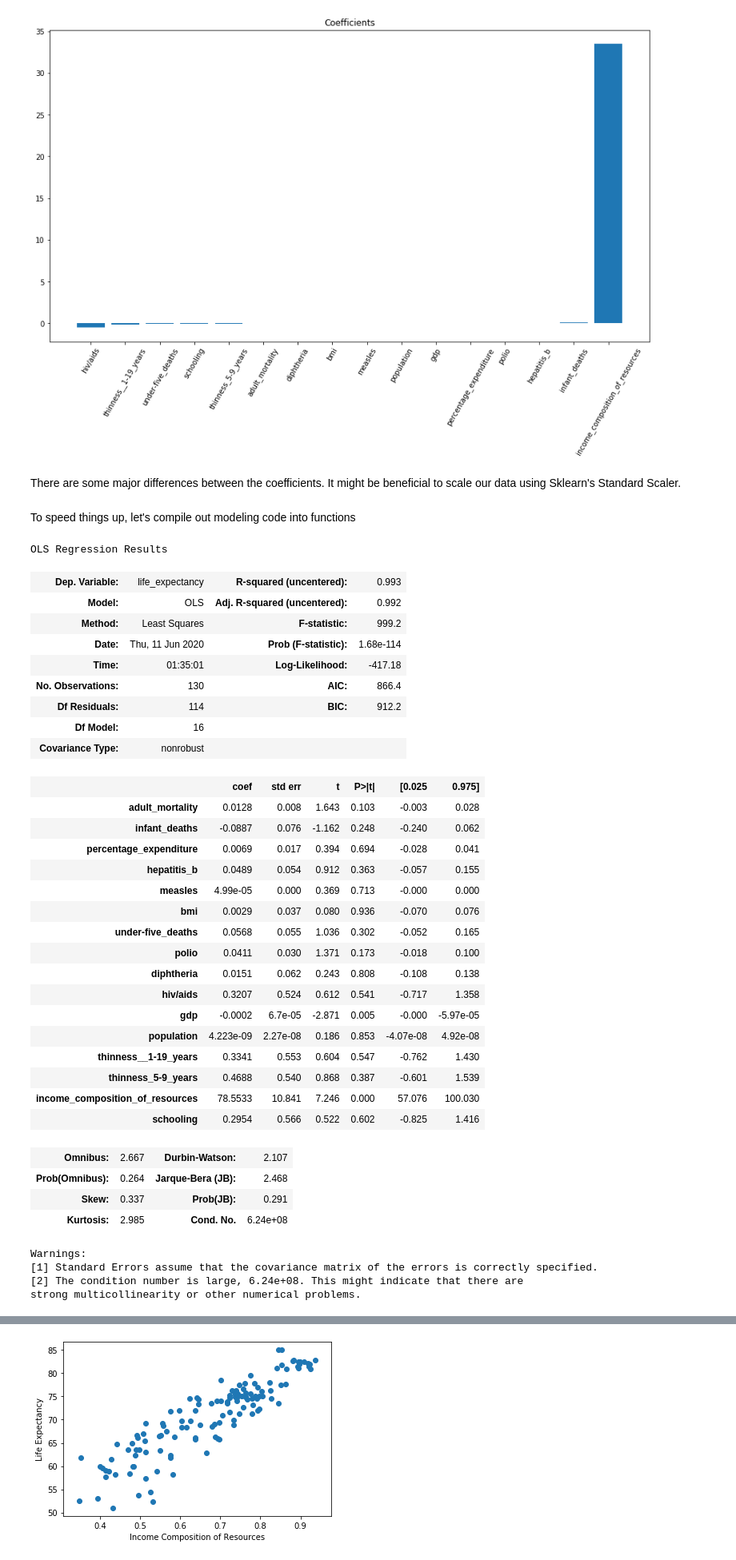
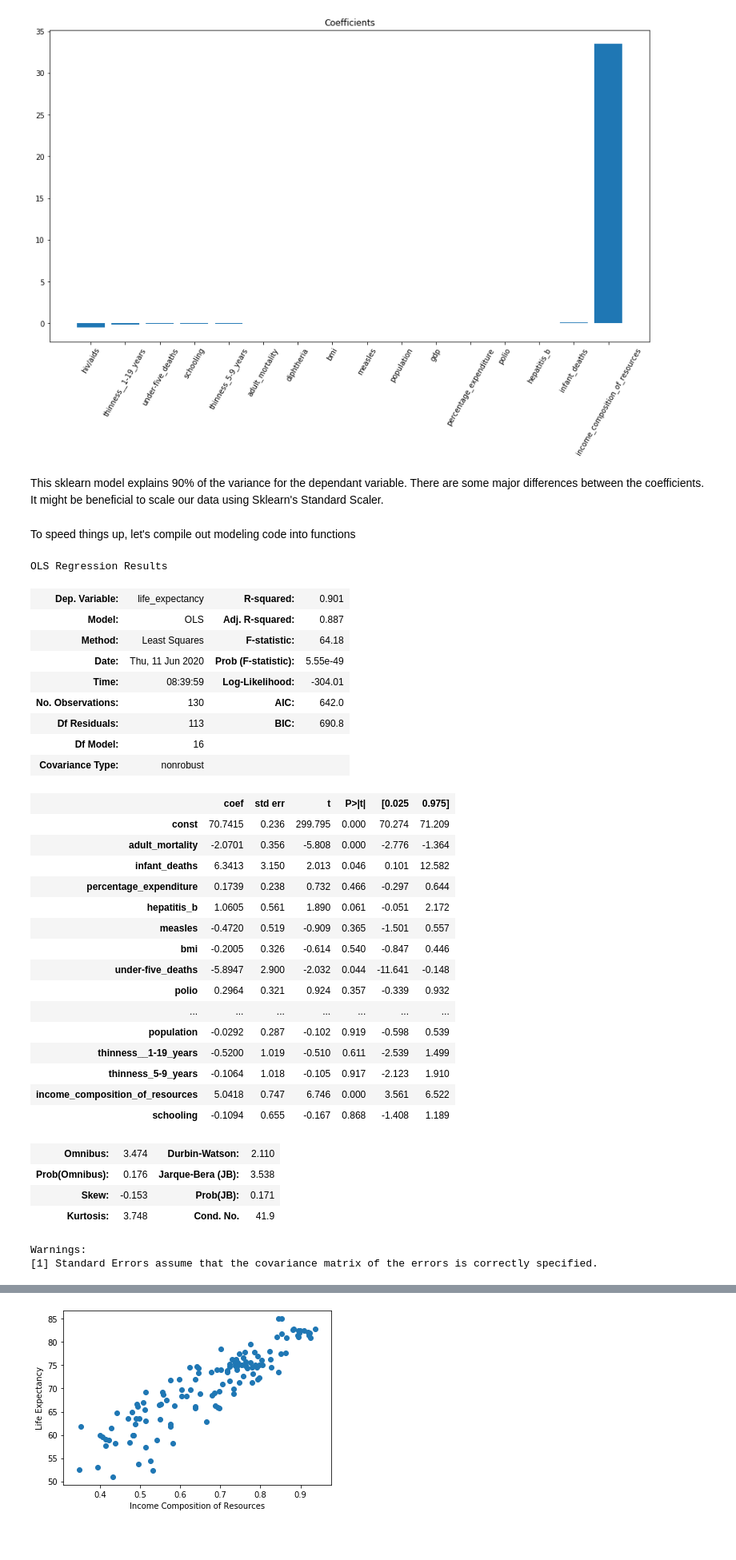
Before and after one commit to learn-co-curriculum/dsc-chi-warmup-linear-regression, a Jupyter notebook: index.ipynb, the cells around one changed output, grey strips where cells are left out. Shown at 80% size. Drawn from its saved outputs; the diff is of its cells as text; code cells hidden in the pictures; blank space fills up the shorter version.

```diff
--- a/index.ipynb
+++ b/index.ipynb
@@ -150,17 +152,21 @@ plot_coefficients(X.columns, lr.coef_)
 # %% [output]
 [figure]
 # %% [markdown]
-There are some major differences between the coefficients. It might be beneficial to scale our data using Sklearn's Standard Scaler.
+This sklearn model explains 90% of the variance for the dependant variable. There are some major differences between the coefficients. It might be beneficial to scale our data using Sklearn's Standard Scaler.
 # %%
 from sklearn import preprocessing
 # %%
 scaler = preprocessing.StandardScaler()
 X_scaled = scaler.fit_transform(X)
-X_scaled = pd.DataFrame(X, columns = X.columns)
+X_scaled = pd.DataFrame(X_scaled, columns = X.columns)
+y.reset_index(drop=True, inplace=True)
 # %% [markdown]
 To speed things up, let's compile out modeling code into functions
 # %%
-def OLS(X, y):
+def OLS(X, y, constant=False):
+    if constant:
+        return sm.OLS(y, sm.add_constant(X)).fit()
+    # Flipping the order for X and y so they are consistent across models
     return sm.OLS(y, X).fit()
 
 def linear_regression(X,y):
@@ -172,43 +178,40 @@ def linear_regression(X,y):
     plot_coefficients(X.columns, lr.coef_)
     return lr
 # %%
-OLS(X_scaled, y).summary()
+OLS(X_scaled, y, constant=True).summary()
 # %% [output]
 OLS Regression Results
-| Dep. Variable: | life_expectancy | R-squared (uncentered): | 0.993 |
-| Model: | OLS | Adj. R-squared (uncentered): | 0.992 |
-| Method: | Least Squares | F-statistic: | 999.2 |
-| Date: | Thu, 11 Jun 2020 | Prob (F-statistic): | 1.68e-114 |
-| Time: | 01:35:01 | Log-Likelihood: | -417.18 |
-| No. Observations: | 130 | AIC: | 866.4 |
-| Df Residuals: | 114 | BIC: | 912.2 |
+| Dep. Variable: | life_expectancy | R-squared: | 0.901 |
+| Model: | OLS | Adj. R-squared: | 0.887 |
+| Method: | Least Squares | F-statistic: | 64.18 |
+| Date: | Thu, 11 Jun 2020 | Prob (F-statistic): | 5.55e-49 |
+| Time: | 08:39:59 | Log-Likelihood: | -304.01 |
+| No. Observations: | 130 | AIC: | 642.0 |
+| Df Residuals: | 113 | BIC: | 690.8 |
 | Df Model: | 16 |  |  |
 | Covariance Type: | nonrobust |  |  |
 |  | coef | std err | t | P>|t| | [0.025 | 0.975] |
-| adult_mortality | 0.0128 | 0.008 | 1.643 | 0.103 | -0.003 | 0.028 |
-| infant_deaths | -0.0887 | 0.076 | -1.162 | 0.248 | -0.240 | 0.062 |
-| percentage_expenditure | 0.0069 | 0.017 | 0.394 | 0.694 | -0.028 | 0.041 |
-| hepatitis_b | 0.0489 | 0.054 | 0.912 | 0.363 | -0.057 | 0.155 |
-| measles | 4.99e-05 | 0.000 | 0.369 | 0.713 | -0.000 | 0.000 |
-| bmi | 0.0029 | 0.037 | 0.080 | 0.936 | -0.070 | 0.076 |
-| under-five_deaths | 0.0568 | 0.055 | 1.036 | 0.302 | -0.052 | 0.165 |
-| polio | 0.0411 | 0.030 | 1.371 | 0.173 | -0.018 | 0.100 |
-| diphtheria | 0.0151 | 0.062 | 0.243 | 0.808 | -0.108 | 0.138 |
-| hiv/aids | 0.3207 | 0.524 | 0.612 | 0.541 | -0.717 | 1.358 |
-| gdp | -0.0002 | 6.7e-05 | -2.871 | 0.005 | -0.000 | -5.97e-05 |
-| population | 4.223e-09 | 2.27e-08 | 0.186 | 0.853 | -4.07e-08 | 4.92e-08 |
-| thinness__1-19_years | 0.3341 | 0.553 | 0.604 | 0.547 | -0.762 | 1.430 |
-| thinness_5-9_years | 0.4688 | 0.540 | 0.868 | 0.387 | -0.601 | 1.539 |
-| income_composition_of_resources | 78.5533 | 10.841 | 7.246 | 0.000 | 57.076 | 100.030 |
-| schooling | 0.2954 | 0.566 | 0.522 | 0.602 | -0.825 | 1.416 |
+| const | 70.7415 | 0.236 | 299.795 | 0.000 | 70.274 | 71.209 |
+| adult_mortality | -2.0701 | 0.356 | -5.808 | 0.000 | -2.776 | -1.364 |
+| infant_deaths | 6.3413 | 3.150 | 2.013 | 0.046 | 0.101 | 12.582 |
+| percentage_expenditure | 0.1739 | 0.238 | 0.732 | 0.466 | -0.297 | 0.644 |
+| hepatitis_b | 1.0605 | 0.561 | 1.890 | 0.061 | -0.051 | 2.172 |
+| measles | -0.4720 | 0.519 | -0.909 | 0.365 | -1.501 | 0.557 |
+| bmi | -0.2005 | 0.326 | -0.614 | 0.540 | -0.847 | 0.446 |
+| under-five_deaths | -5.8947 | 2.900 | -2.032 | 0.044 | -11.641 | -0.148 |
+| polio | 0.2964 | 0.321 | 0.924 | 0.357 | -0.339 | 0.932 |
+| ... | ... | ... | ... | ... | ... | ... |
+| population | -0.0292 | 0.287 | -0.102 | 0.919 | -0.598 | 0.539 |
+| thinness__1-19_years | -0.5200 | 1.019 | -0.510 | 0.611 | -2.539 | 1.499 |
+| thinness_5-9_years | -0.1064 | 1.018 | -0.105 | 0.917 | -2.123 | 1.910 |
+| income_composition_of_resources | 5.0418 | 0.747 | 6.746 | 0.000 | 3.561 | 6.522 |
+| schooling | -0.1094 | 0.655 | -0.167 | 0.868 | -1.408 | 1.189 |
-| Omnibus: | 2.667 | Durbin-Watson: | 2.107 |
-| Prob(Omnibus): | 0.264 | Jarque-Bera (JB): | 2.468 |
-| Skew: | 0.337 | Prob(JB): | 0.291 |
-| Kurtosis: | 2.985 | Cond. No. | 6.24e+08 |
+| Omnibus: | 3.474 | Durbin-Watson: | 2.110 |
+| Prob(Omnibus): | 0.176 | Jarque-Bera (JB): | 3.538 |
+| Skew: | -0.153 | Prob(JB): | 0.171 |
+| Kurtosis: | 3.748 | Cond. No. | 41.9 |
 Warnings:
 [1] Standard Errors assume that the covariance matrix of the errors is correctly specified.
-[2] The condition number is large, 6.24e+08. This might indicate that there are
-strong multicollinearity or other numerical problems.
 # %%
 linear_regression(X_scaled, y)
 # %% [output]
```
Also changed, not shown: parts of 13 cells of this notebook.
